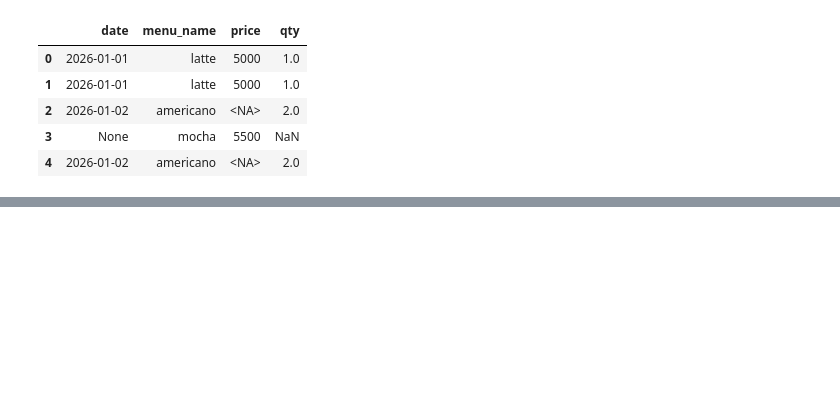
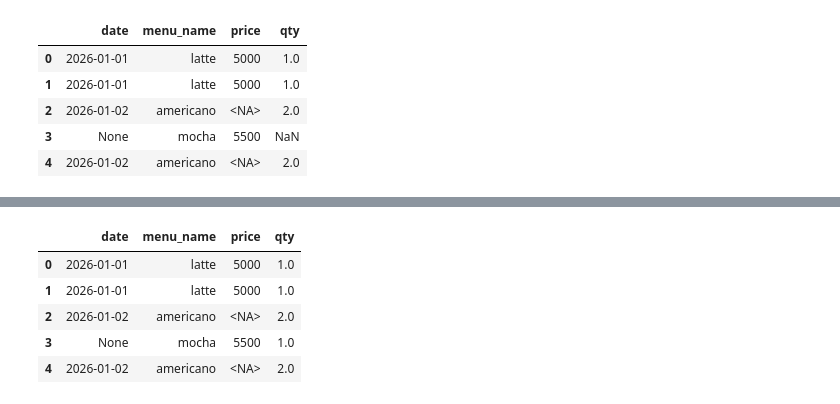
Before and after one commit to leegolem/Data_Preprocessing, a Jupyter notebook: 2026_01_19/2_today.ipynb, the cells around one changed output, grey strips where cells are left out. Saved outputs shown, nothing was run; the diff lists cells and outputs as text; code cells hidden in the pictures; blank space fills up the shorter version.

```diff
--- a/2026_01_19/2_today.ipynb
+++ b/2026_01_19/2_today.ipynb
@@ -1313 +1210,19 @@ df_drop, df_fill
+# %%
+df_fill = df.copy()
+
+# 수량: 비어 있으면 1로 가정
+df_fill["qty"] = df_fill["qty"].fillna(1)
+
+# 가격: 메뉴별 평균 가격으로 채우기
+menu_mean_price = df_fill.groupby("menu_name")["price"].transform("mean")
+df_fill["price"] = df_fill["price"].fillna(menu_mean_price)
+
+df_fill
+# %% [output]
+|  | date | menu_name | price | qty |
+| 0 | 2026-01-01 | latte | 5000 | 1.0 |
+| 1 | 2026-01-01 | latte | 5000 | 1.0 |
+| 2 | 2026-01-02 | americano | <NA> | 2.0 |
+| 3 | None | mocha | 5500 | 1.0 |
+| 4 | 2026-01-02 | americano | <NA> | 2.0 |
 # %% [markdown]
```
Also changed, not shown: parts of 175 cells of this notebook, 6 other files.
